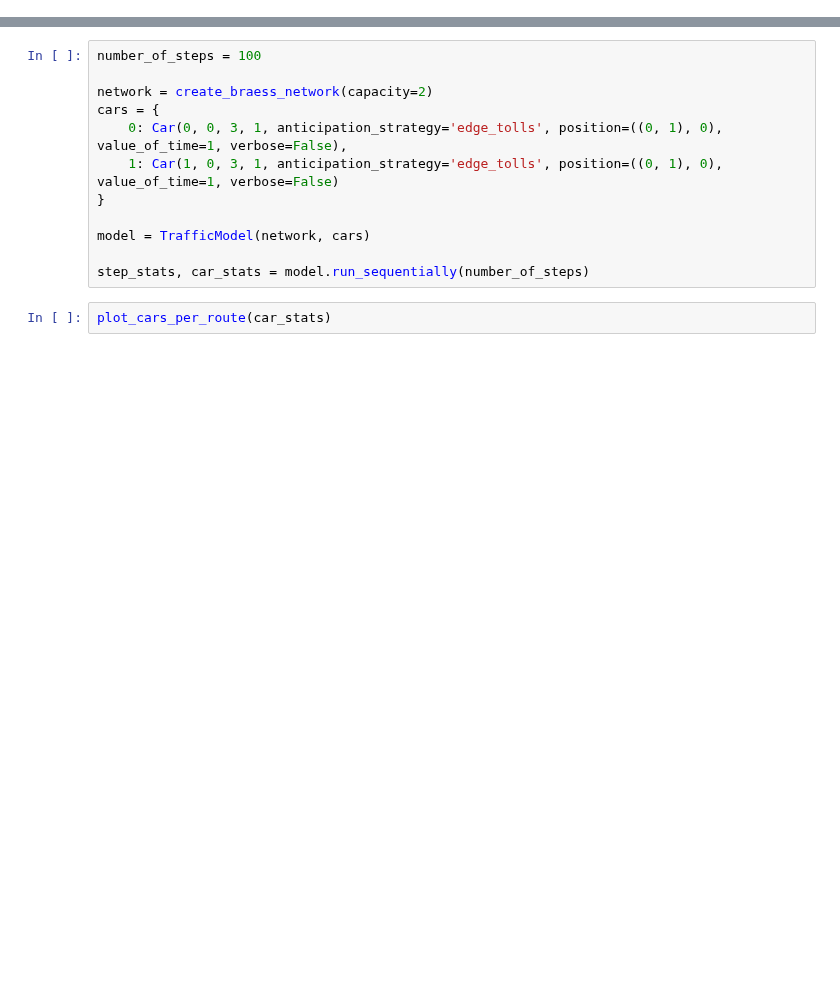
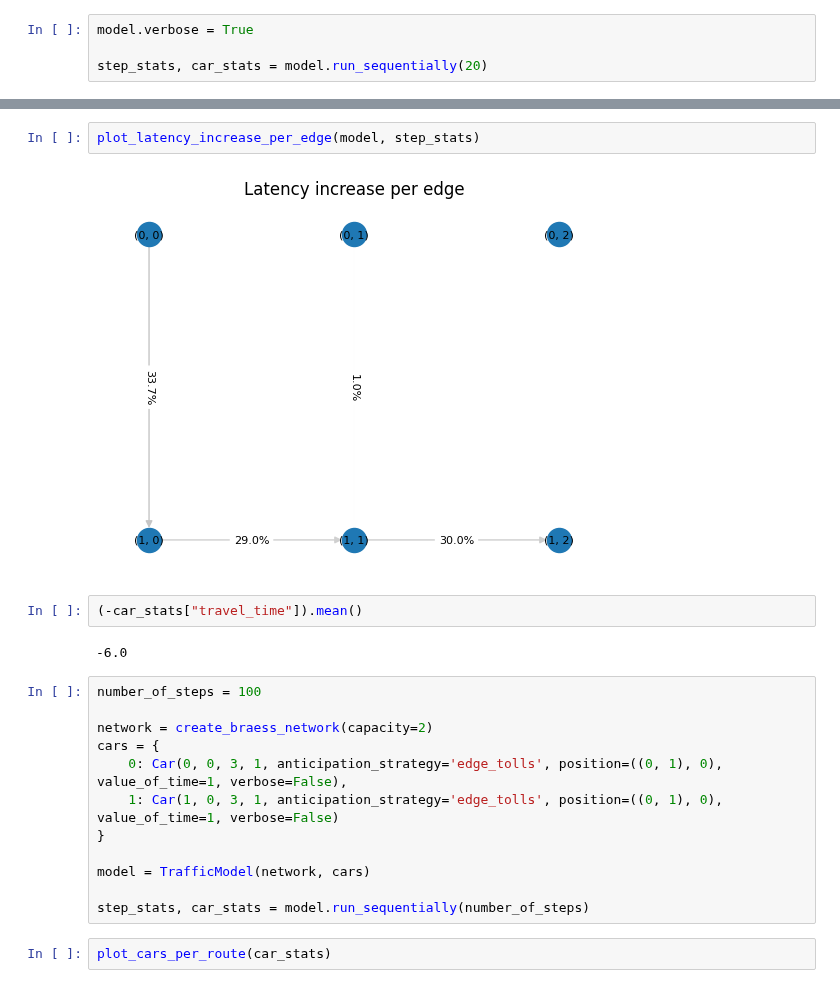
Before and after one commit to michoest/aamas-2024, a Jupyter notebook: src/traffic/v3/test.ipynb, the cells around one changed output, grey strips where cells are left out. Saved outputs shown, nothing was run; the diff lists cells and outputs as text; blank space fills up the shorter version.

```diff
--- a/src/traffic/v3/test.ipynb
+++ b/src/traffic/v3/test.ipynb
@@ -10,0 +38,4 @@ from governance import sort_edges_by_latency_increase
+# %%
+model.verbose = True
+
+step_stats, car_stats = model.run_sequentially(20)
@@ -11,3 +60,11 @@ from governance import sort_edges_by_latency_increase
+# %%
+plot_latency_increase_per_edge(model, step_stats)
+# %% [output]
+[figure, added]
+# %%
+(-car_stats["travel_time"]).mean()
+# %% [output]
+-6.0
 # %%
 number_of_steps = 100
 
```
Also changed, not shown: parts of 25 cells of this notebook, 1 other file.
